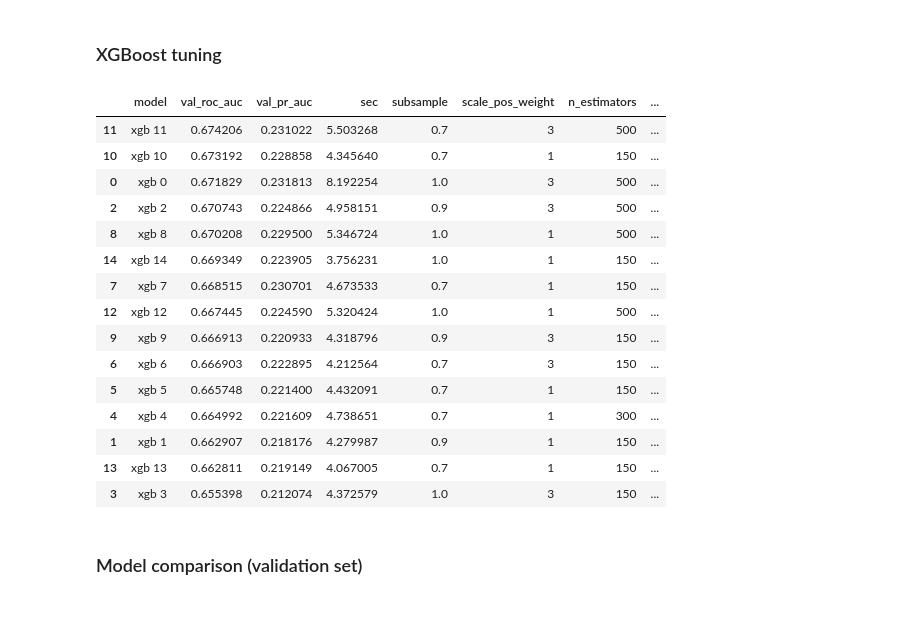
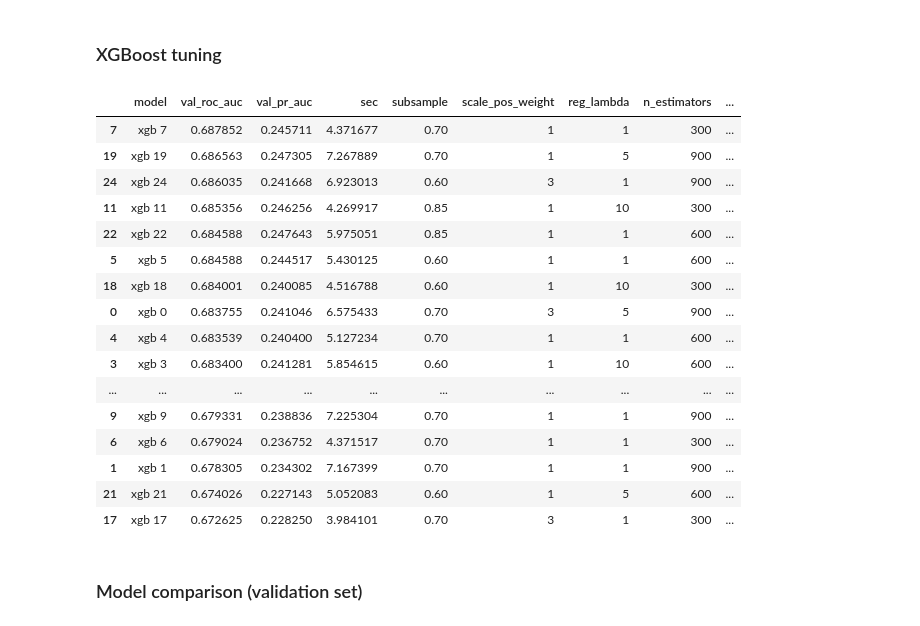
Before and after one commit to Haish4/diabetes-readmission, a Jupyter notebook: notebook.ipynb, the cells around one changed output. Saved outputs shown, nothing was run; the diff lists cells and outputs as text; code cells hidden in the pictures.

```diff
--- a/notebook.ipynb
+++ b/notebook.ipynb
@@ -328,32 +361,33 @@ rf_df
 # %% [markdown]
 ### XGBoost tuning
 # %%
-xgb_space = dict(n_estimators=[150, 300, 500], learning_rate=[0.01, 0.03, 0.05, 0.1], max_depth=[2, 3, 4, 6],
-                 min_child_weight=[1, 5, 20], subsample=[0.7, 0.9, 1.0], colsample_bytree=[0.5, 0.8, 1.0],
-                 scale_pos_weight=[1, 3])
+xgb_space = dict(n_estimators=[300, 600, 900], learning_rate=[0.01, 0.02, 0.03, 0.05], max_depth=[3, 4, 5, 6],
+                 min_child_weight=[1, 5, 10, 20], subsample=[0.6, 0.7, 0.85], colsample_bytree=[0.3, 0.5, 0.7],
+                 reg_lambda=[1, 5, 10], scale_pos_weight=[1, 3])
 xgb_res = []
-for i, p in enumerate(ParameterSampler(xgb_space, n_iter=15, random_state=1)):
-    _, r = evaluate(XGBClassifier(**p, tree_method="hist", n_jobs=-1, random_state=1, eval_metric="logloss"), f"xgb {i}")
+for i, p in enumerate(ParameterSampler(xgb_space, n_iter=25, random_state=2)):
+    _, r = evaluate(XGBClassifier(**p, tree_method="hist", n_jobs=-1, random_state=1), f"xgb {i}")
     r.update(p); xgb_res.append(r)
 xgb_df = pd.DataFrame(xgb_res).sort_values("val_roc_auc", ascending=False)
 xgb_df
 # %% [output]
-|  | model | val_roc_auc | val_pr_auc | sec | subsample | scale_pos_weight | n_estimators | ... |
-| 11 | xgb 11 | 0.674206 | 0.231022 | 5.503268 | 0.7 | 3 | 500 | ... |
-| 10 | xgb 10 | 0.673192 | 0.228858 | 4.345640 | 0.7 | 1 | 150 | ... |
-| 0 | xgb 0 | 0.671829 | 0.231813 | 8.192254 | 1.0 | 3 | 500 | ... |
-| 2 | xgb 2 | 0.670743 | 0.224866 | 4.958151 | 0.9 | 3 | 500 | ... |
-| 8 | xgb 8 | 0.670208 | 0.229500 | 5.346724 | 1.0 | 1 | 500 | ... |
-| 14 | xgb 14 | 0.669349 | 0.223905 | 3.756231 | 1.0 | 1 | 150 | ... |
-| 7 | xgb 7 | 0.668515 | 0.230701 | 4.673533 | 0.7 | 1 | 150 | ... |
-| 12 | xgb 12 | 0.667445 | 0.224590 | 5.320424 | 1.0 | 1 | 500 | ... |
-| 9 | xgb 9 | 0.666913 | 0.220933 | 4.318796 | 0.9 | 3 | 150 | ... |
-| 6 | xgb 6 | 0.666903 | 0.222895 | 4.212564 | 0.7 | 3 | 150 | ... |
-| 5 | xgb 5 | 0.665748 | 0.221400 | 4.432091 | 0.7 | 1 | 150 | ... |
-| 4 | xgb 4 | 0.664992 | 0.221609 | 4.738651 | 0.7 | 1 | 300 | ... |
-| 1 | xgb 1 | 0.662907 | 0.218176 | 4.279987 | 0.9 | 1 | 150 | ... |
-| 13 | xgb 13 | 0.662811 | 0.219149 | 4.067005 | 0.7 | 1 | 150 | ... |
-| 3 | xgb 3 | 0.655398 | 0.212074 | 4.372579 | 1.0 | 3 | 150 | ... |
+|  | model | val_roc_auc | val_pr_auc | sec | subsample | scale_pos_weight | reg_lambda | n_estimators | ... |
+| 7 | xgb 7 | 0.687852 | 0.245711 | 4.371677 | 0.70 | 1 | 1 | 300 | ... |
+| 19 | xgb 19 | 0.686563 | 0.247305 | 7.267889 | 0.70 | 1 | 5 | 900 | ... |
+| 24 | xgb 24 | 0.686035 | 0.241668 | 6.923013 | 0.60 | 3 | 1 | 900 | ... |
+| 11 | xgb 11 | 0.685356 | 0.246256 | 4.269917 | 0.85 | 1 | 10 | 300 | ... |
+| 22 | xgb 22 | 0.684588 | 0.247643 | 5.975051 | 0.85 | 1 | 1 | 600 | ... |
+| 5 | xgb 5 | 0.684588 | 0.244517 | 5.430125 | 0.60 | 1 | 1 | 600 | ... |
+| 18 | xgb 18 | 0.684001 | 0.240085 | 4.516788 | 0.60 | 1 | 10 | 300 | ... |
+| 0 | xgb 0 | 0.683755 | 0.241046 | 6.575433 | 0.70 | 3 | 5 | 900 | ... |
+| 4 | xgb 4 | 0.683539 | 0.240400 | 5.127234 | 0.70 | 1 | 1 | 600 | ... |
+| 3 | xgb 3 | 0.683400 | 0.241281 | 5.854615 | 0.60 | 1 | 10 | 600 | ... |
+| ... | ... | ... | ... | ... | ... | ... | ... | ... | ... |
+| 9 | xgb 9 | 0.679331 | 0.238836 | 7.225304 | 0.70 | 1 | 1 | 900 | ... |
+| 6 | xgb 6 | 0.679024 | 0.236752 | 4.371517 | 0.70 | 1 | 1 | 300 | ... |
+| 1 | xgb 1 | 0.678305 | 0.234302 | 7.167399 | 0.70 | 1 | 1 | 900 | ... |
+| 21 | xgb 21 | 0.674026 | 0.227143 | 5.052083 | 0.60 | 1 | 5 | 600 | ... |
+| 17 | xgb 17 | 0.672625 | 0.228250 | 3.984101 | 0.70 | 3 | 1 | 300 | ... |
 # %% [markdown]
 ### Model comparison (validation set)
 # %%
```
Also changed, not shown: parts of 20 cells of this notebook.
